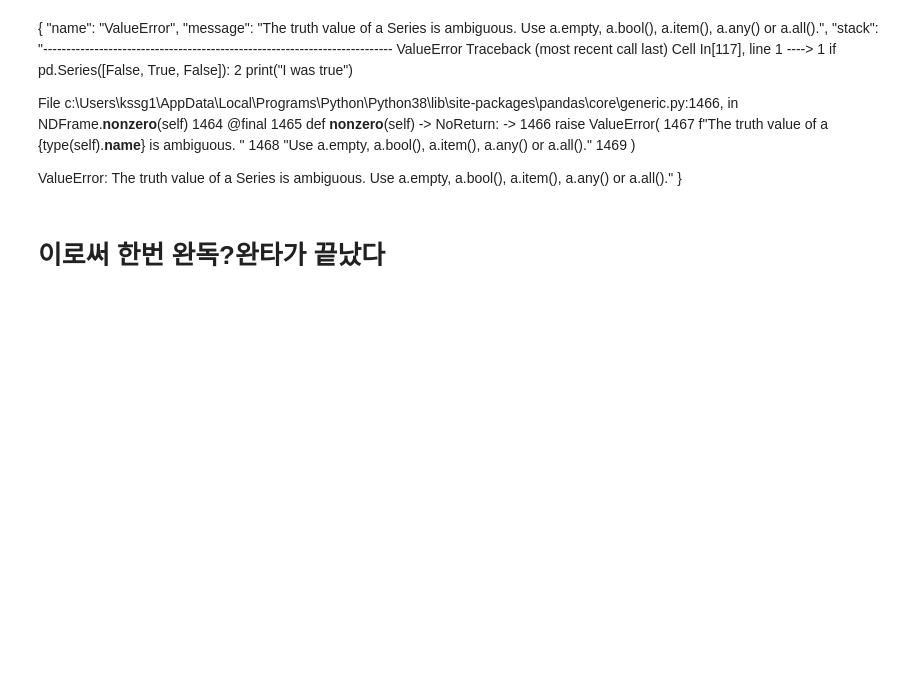
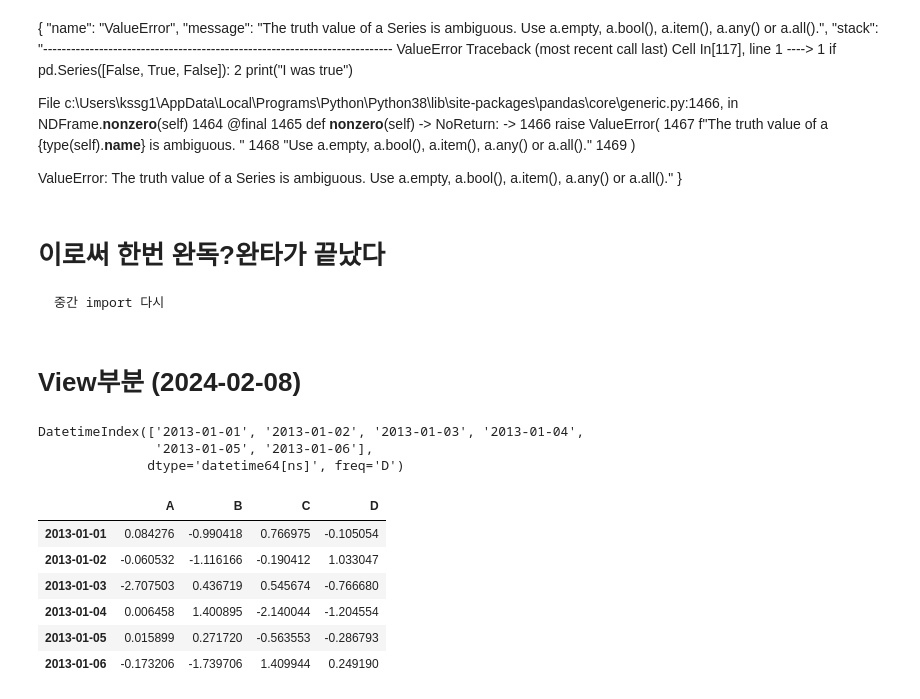
Before and after one commit to kyeob1107/pandas_til, a Jupyter notebook: local_getting_used_pandas.ipynb, the cells around one changed output. Drawn from its saved outputs; the diff is of its cells as text; code cells hidden in the pictures; blank space fills up the shorter version.

```diff
--- a/local_getting_used_pandas.ipynb
+++ b/local_getting_used_pandas.ipynb
@@ -1342,3 +598,4 @@ ValueError: The truth value of a Series is ambiguous. Use a.empty, a.bool(), a.i
 }
 # %% [markdown]
 # 이로써 한번 완독?완타가 끝났다
+    중간 import 다시
@@ -1344,0 +604,21 @@ ValueError: The truth value of a Series is ambiguous. Use a.empty, a.bool(), a.i
+# %% [markdown]
+# View부분 (2024-02-08)
+# %%
+
+dates = pd.date_range("20130101", periods=6)
+dates
+# %% [output]
+DatetimeIndex(['2013-01-01', '2013-01-02', '2013-01-03', '2013-01-04',
+               '2013-01-05', '2013-01-06'],
+              dtype='datetime64[ns]', freq='D')
+# %%
+df = pd.DataFrame(np.random.randn(6, 4), index=dates, columns=list("ABCD"))
+df
+# %% [output]
+|  | A | B | C | D |
+| 2013-01-01 | 0.084276 | -0.990418 | 0.766975 | -0.105054 |
+| 2013-01-02 | -0.060532 | -1.116166 | -0.190412 | 1.033047 |
+| 2013-01-03 | -2.707503 | 0.436719 | 0.545674 | -0.766680 |
+| 2013-01-04 | 0.006458 | 1.400895 | -2.140044 | -1.204554 |
+| 2013-01-05 | 0.015899 | 0.271720 | -0.563553 | -0.286793 |
+| 2013-01-06 | -0.173206 | -1.739706 | 1.409944 | 0.249190 |
```
Also changed, not shown: parts of 112 cells of this notebook.
